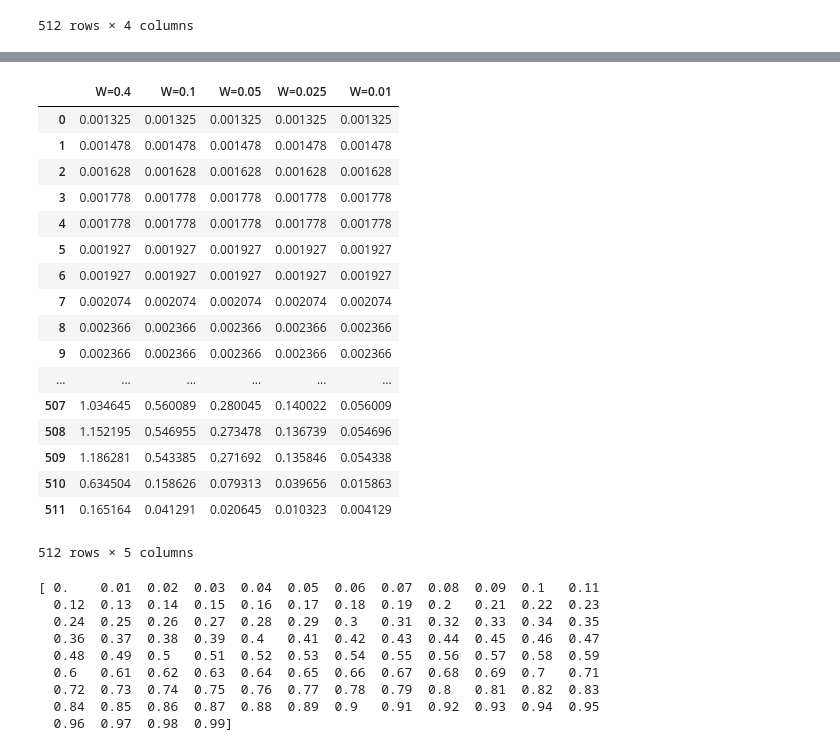
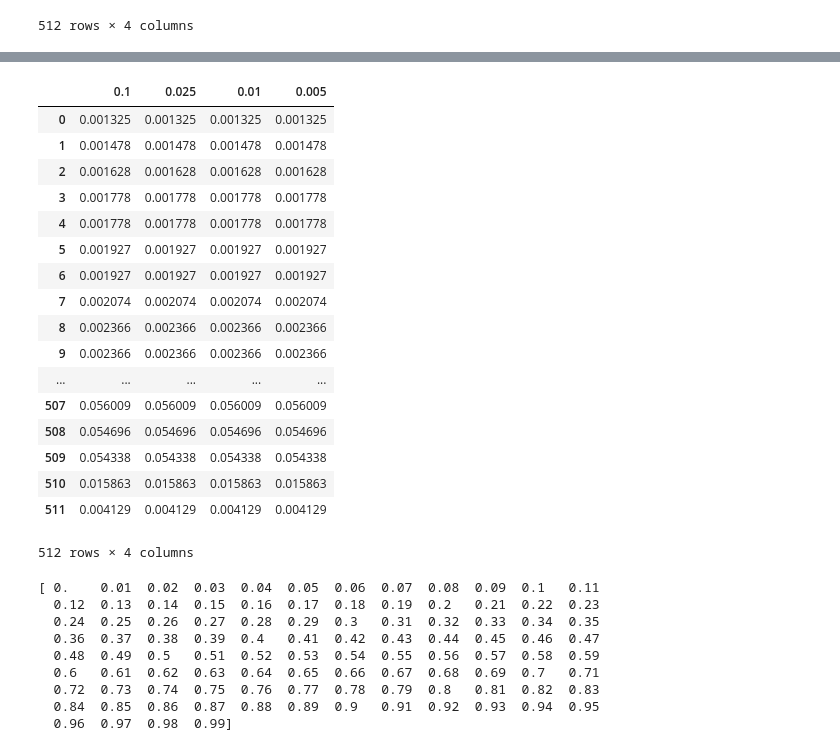
Before and after one commit to nareto/BPV, a Jupyter notebook: plot3-heuristic.ipynb, the cells around one changed output, grey strips where cells are left out. Cells and saved outputs as stored; diff of their text form; code cells hidden in the pictures.

```diff
--- a/plot3-heuristic.ipynb
+++ b/plot3-heuristic.ipynb
@@ -92,26 +94,44 @@ df.df
 | 511 | 1 | [[0, 0, 0], [0, 0, 0], [0, 0, 1]] | 0.661722 | 0.273231 |
 512 rows × 4 columns
 # %%
-firstiter = True
+N=50
+Wvalues = [0.1,0.025,0.01, 0.005]
+#Wvalues = [0.1]
+#colnames = []
+Wdict = {}
+
+for W in Wvalues:
+    Wdict[W] = 'W={0}'.format(W)
+    firstiter = True
+
+
+prbl_heur = {}
 for W,col in Wdict.items():
     print("Solution for W={0}".format(W))
     prbl_pulp = BPV.BPV("pulp",df,N,W,time_solver=False)
     prbl_pulp.solve()
     prbl_pulp.pprint_solution()
 
-    prbl_heur = BPV.BPV("heuristic",df,N,W,time_solver=False)
-    prbl_heur.solve()
+    prbl_heur[W] = BPV.BPV("heuristic",df,N,W,time_solver=False)
+    prbl_heur[W].solve()
     #cProfile.run('prbl.solve()',sort=1)
-    prbl_heur.pprint_solution()
+    prbl_heur[W].pprint_solution()
+    heur_data = prbl_heur[W].heuristic_cost
+    heur_data = heur_data[df.df['heuristic'] == True]
+    #minidx = true_indexes.index.min()
+    #maxidx = true_indexes.index.max()
+    #prbl_heur[W].minidx, prbl_heur[W].maxidx = minidx, maxidx
+    prbl_heur[W].heur_data = heur_data
 
     print("-----------------------------------")
-    heur_cost = prbl_heur.heuristic_cost
+
+
     if firstiter:
         heur_costs=pd.DataFrame(heur_cost)
-        heur_costs.columns = [col]
+        heur_costs.columns = [W]
         firstiter = False
     else:
-        heur_costs[col] = heur_cost
+        heur_costs[W] = heur_cost
 
 heur_costs
 # %% [output]
@@ -134,22 +154,22 @@ Rate =  0.00958996814884
 -----------------------------------
-|  | W=0.4 | W=0.1 | W=0.05 | W=0.025 | W=0.01 |
-| 0 | 0.001325 | 0.001325 | 0.001325 | 0.001325 | 0.001325 |
-| 1 | 0.001478 | 0.001478 | 0.001478 | 0.001478 | 0.001478 |
-| 2 | 0.001628 | 0.001628 | 0.001628 | 0.001628 | 0.001628 |
-| 3 | 0.001778 | 0.001778 | 0.001778 | 0.001778 | 0.001778 |
-| 4 | 0.001778 | 0.001778 | 0.001778 | 0.001778 | 0.001778 |
-| 5 | 0.001927 | 0.001927 | 0.001927 | 0.001927 | 0.001927 |
-| 6 | 0.001927 | 0.001927 | 0.001927 | 0.001927 | 0.001927 |
-| 7 | 0.002074 | 0.002074 | 0.002074 | 0.002074 | 0.002074 |
-| 8 | 0.002366 | 0.002366 | 0.002366 | 0.002366 | 0.002366 |
-| 9 | 0.002366 | 0.002366 | 0.002366 | 0.002366 | 0.002366 |
-| ... | ... | ... | ... | ... | ... |
-| 507 | 1.034645 | 0.560089 | 0.280045 | 0.140022 | 0.056009 |
-| 508 | 1.152195 | 0.546955 | 0.273478 | 0.136739 | 0.054696 |
-| 509 | 1.186281 | 0.543385 | 0.271692 | 0.135846 | 0.054338 |
-| 510 | 0.634504 | 0.158626 | 0.079313 | 0.039656 | 0.015863 |
-| 511 | 0.165164 | 0.041291 | 0.020645 | 0.010323 | 0.004129 |
+|  | 0.1 | 0.025 | 0.01 | 0.005 |
+| 0 | 0.001325 | 0.001325 | 0.001325 | 0.001325 |
+| 1 | 0.001478 | 0.001478 | 0.001478 | 0.001478 |
+| 2 | 0.001628 | 0.001628 | 0.001628 | 0.001628 |
+| 3 | 0.001778 | 0.001778 | 0.001778 | 0.001778 |
+| 4 | 0.001778 | 0.001778 | 0.001778 | 0.001778 |
+| 5 | 0.001927 | 0.001927 | 0.001927 | 0.001927 |
+| 6 | 0.001927 | 0.001927 | 0.001927 | 0.001927 |
+| 7 | 0.002074 | 0.002074 | 0.002074 | 0.002074 |
+| 8 | 0.002366 | 0.002366 | 0.002366 | 0.002366 |
+| 9 | 0.002366 | 0.002366 | 0.002366 | 0.002366 |
+| ... | ... | ... | ... | ... |
+| 507 | 0.056009 | 0.056009 | 0.056009 | 0.056009 |
+| 508 | 0.054696 | 0.054696 | 0.054696 | 0.054696 |
+| 509 | 0.054338 | 0.054338 | 0.054338 | 0.054338 |
+| 510 | 0.015863 | 0.015863 | 0.015863 | 0.015863 |
+| 511 | 0.004129 | 0.004129 | 0.004129 | 0.004129 |
-512 rows × 5 columns
+512 rows × 4 columns
 # %%
 matplotlib.style.use('ggplot')
 colors = ('b', #blue
```
Also changed, not shown: parts of 5 cells of this notebook.
